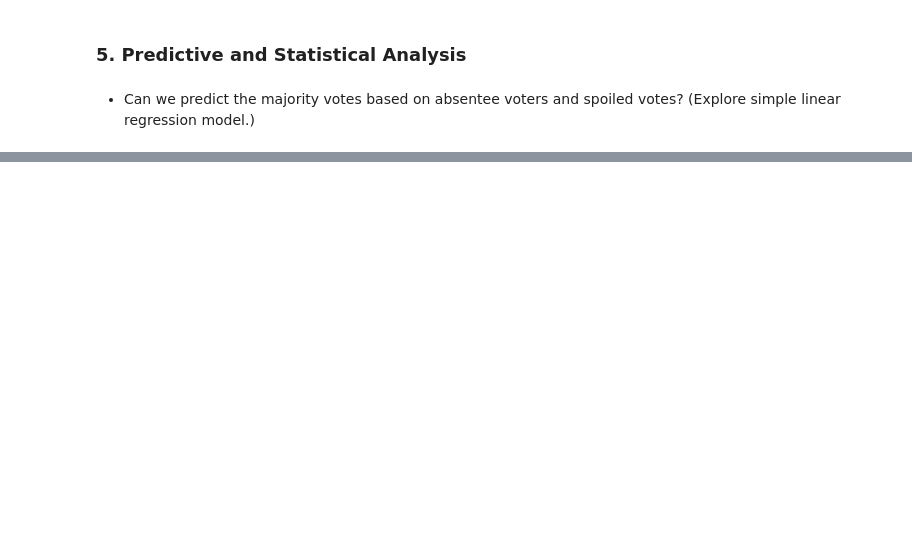
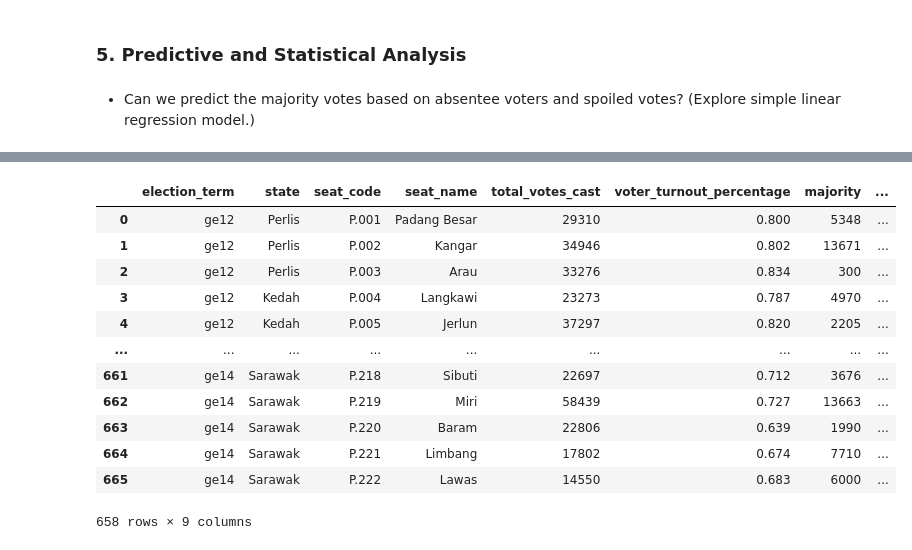
Before and after one commit to ChuSeng99/ge-malaysia, a Jupyter notebook: ge_analysis.ipynb, the cells around one changed output, grey strips where cells are left out. Saved outputs shown, nothing was run; the diff lists cells and outputs as text; code cells hidden in the pictures; blank space fills up the shorter version.

```diff
--- a/ge_analysis.ipynb
+++ b/ge_analysis.ipynb
@@ -759,0 +641,17 @@ Name: spoiled_votes_percentage_of_cast_votes, dtype: double[pyarrow]
+# %%
+df_past = df[df_ge15.columns].copy()
+df_past
+# %% [output]
+|  | election_term | state | seat_code | seat_name | total_votes_cast | voter_turnout_percentage | majority | ... |
+| 0 | ge12 | Perlis | P.001 | Padang Besar | 29310 | 0.800 | 5348 | ... |
+| 1 | ge12 | Perlis | P.002 | Kangar | 34946 | 0.802 | 13671 | ... |
+| 2 | ge12 | Perlis | P.003 | Arau | 33276 | 0.834 | 300 | ... |
+| 3 | ge12 | Kedah | P.004 | Langkawi | 23273 | 0.787 | 4970 | ... |
+| 4 | ge12 | Kedah | P.005 | Jerlun | 37297 | 0.820 | 2205 | ... |
+| ... | ... | ... | ... | ... | ... | ... | ... | ... |
+| 661 | ge14 | Sarawak | P.218 | Sibuti | 22697 | 0.712 | 3676 | ... |
+| 662 | ge14 | Sarawak | P.219 | Miri | 58439 | 0.727 | 13663 | ... |
+| 663 | ge14 | Sarawak | P.220 | Baram | 22806 | 0.639 | 1990 | ... |
+| 664 | ge14 | Sarawak | P.221 | Limbang | 17802 | 0.674 | 7710 | ... |
+| 665 | ge14 | Sarawak | P.222 | Lawas | 14550 | 0.683 | 6000 | ... |
+658 rows × 9 columns
```
Also changed, not shown: parts of 49 cells of this notebook, 1 other file.
